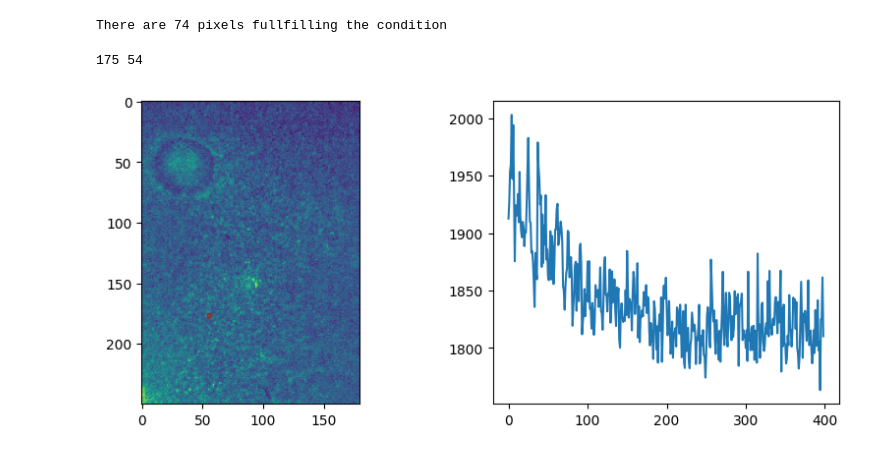
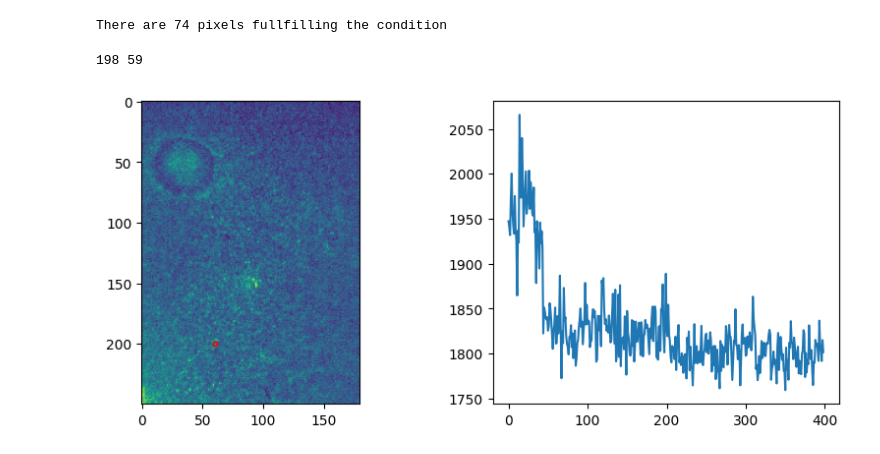
Before and after one commit to MikelElorza/Data-analysis, a Jupyter notebook: WideField/SingleStep_detection0.ipynb, the cells around one changed output. Drawn from its saved outputs; the diff is of its cells as text; code cells hidden in the pictures.

```diff
--- a/WideField/SingleStep_detection0.ipynb
+++ b/WideField/SingleStep_detection0.ipynb
@@ -94,15 +76,15 @@ print('There are {} pixels fullfilling the condition'.format(np.shape(points)[0]
 There are 74 pixels fullfilling the condition
 # %%
 %matplotlib inline
-n=26
+n=45
 i,j=points[n]
 fig, ax = plt.subplots(1,2,figsize=(10, 4))
 ax[0].imshow(get_image(folder,1)[roi[0]:roi[1],roi[2]:roi[3]])
 rect = mpatches.Rectangle((j, i), 3,3,
                                   fill=False, edgecolor='red', linewidth=1)
 ax[0].add_patch(rect)
 ax[1].plot(Kernel_evol(evol,i,j))
 print(i,j)
 # %% [output]
-175 54
+198 59
-[figure, old version]
+[figure, new version]
```
Also changed, not shown: parts of 1 cell of this notebook.
